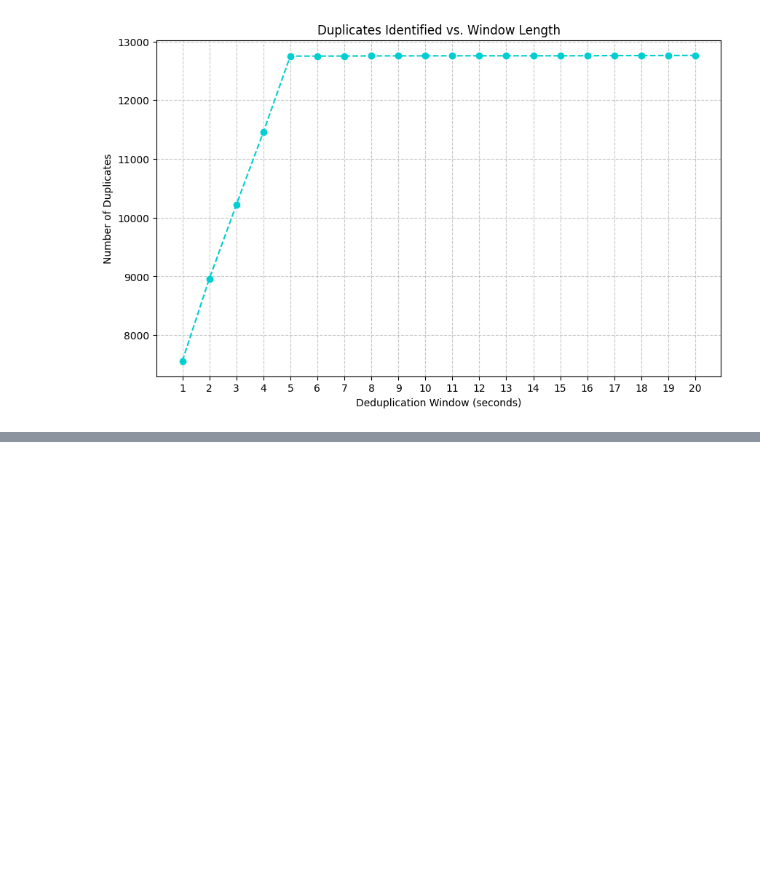
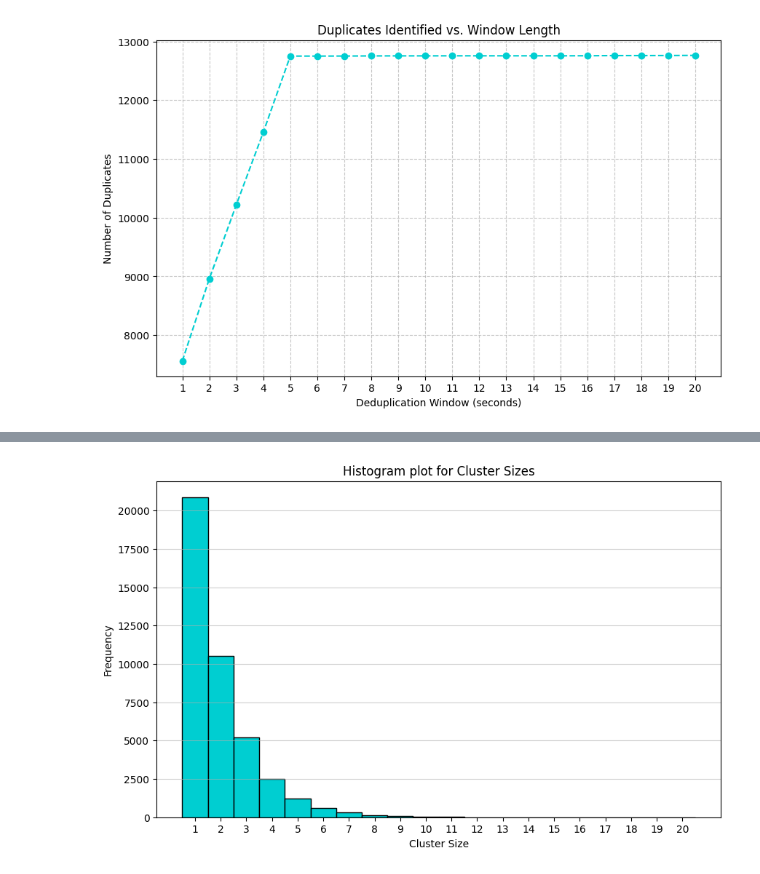
Before and after one commit to DhruvVohra11/gpu_cluster_analysis, a Jupyter notebook: ProjectPart2.ipynb, the cells around one changed output, grey strips where cells are left out. Drawn from its saved outputs; the diff is of its cells as text; code cells hidden in the pictures; blank space fills up the shorter version.

Commit message:
done part 3, part 4 a and b

```diff
--- a/ProjectPart2.ipynb
+++ b/ProjectPart2.ipynb
@@ -609,0 +705,16 @@ plt.show()
+# %%
+# Task 3 part 4 graphing cluster sizes
+import matplotlib.pyplot as plt
+plt.figure(figsize=(10, 6))
+plt.hist(cluster_lens_vals,bins=range(1,22), align='left', color = 'darkturquoise', edgecolor='black')
+plt.title("Histogram plot for Cluster Sizes")
+plt.xlabel("Cluster Size")
+plt.ylabel("Frequency")
+plt.grid(axis='y', linestyle='-', alpha=0.6)
+plt.xticks(range(1,21))
+plt.show()
+
+
+# The XID errors have very close to 50/50 chance of occuring in isolation or in clusters with others, if they do occur in clusters they are most likely a pair of 2 errors.
+# %% [output]
+[figure, added]
```
Also changed, not shown: parts of 2 cells of this notebook.
